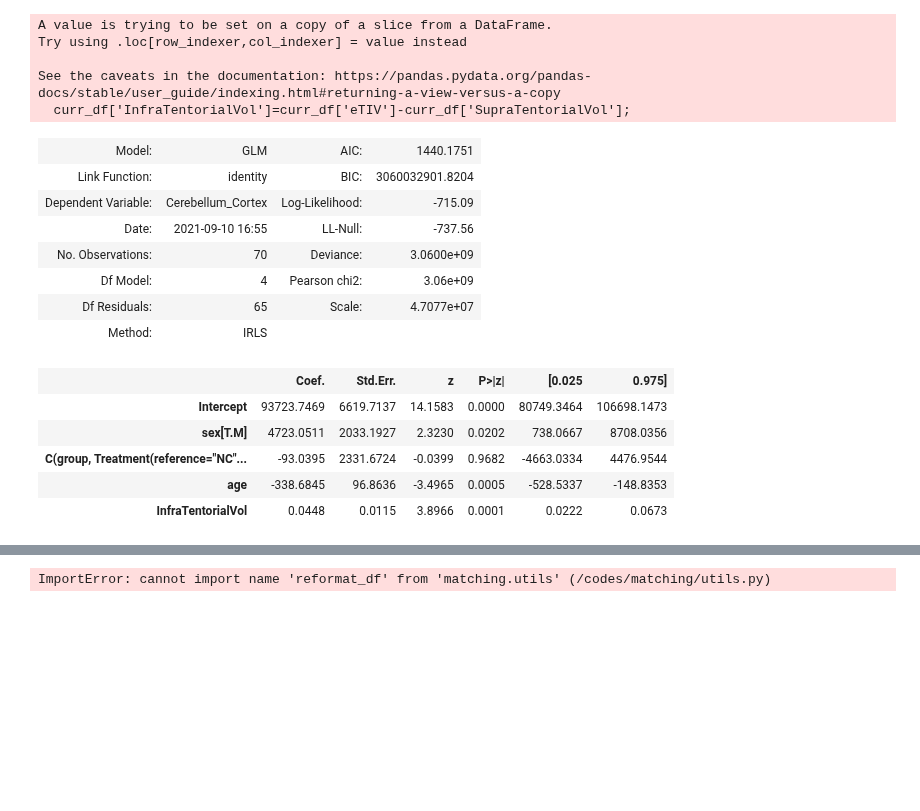
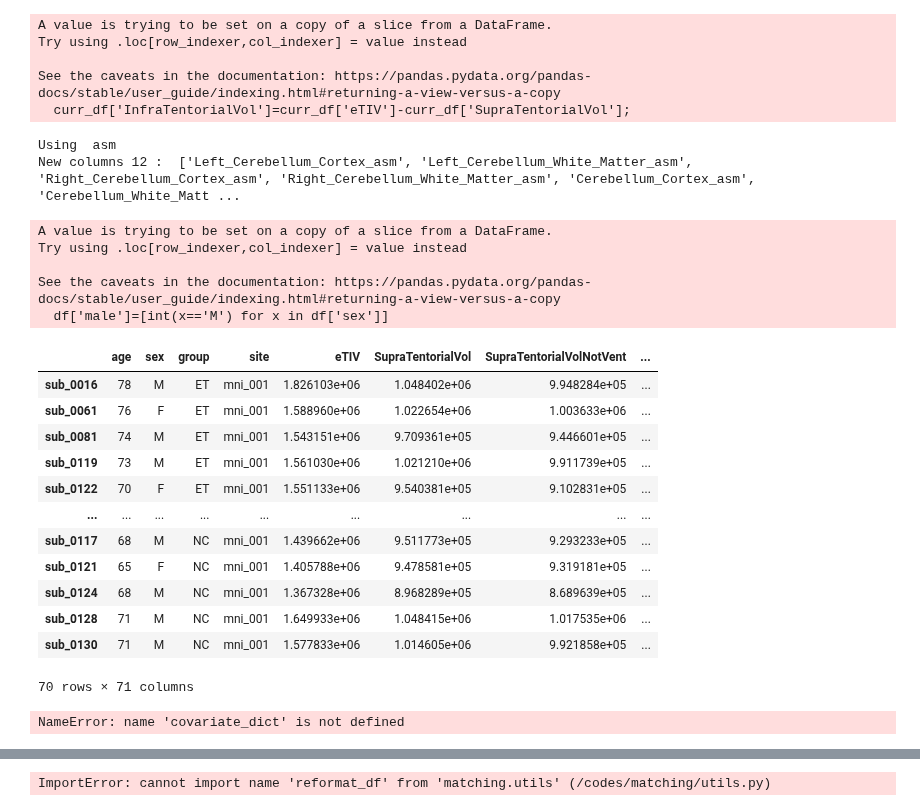
Before and after one commit to neurodatascience/ET_biomarker, a Jupyter notebook: stats/2_analysis_cerebellar_roi.ipynb, the cells around one changed output, grey strips where cells are left out. Cells and saved outputs as stored; diff of their text form; code cells hidden in the pictures; blank space fills up the shorter version.

```diff
--- a/stats/2_analysis_cerebellar_roi.ipynb
+++ b/stats/2_analysis_cerebellar_roi.ipynb
@@ -158,36 +158,51 @@ See the caveats in the documentation: https://pandas.pydata.org/pandas-docs/stab
   curr_df['InfraTentorialVol']=curr_df['eTIV']-curr_df['SupraTentorialVol'];
 # %%
 ## covariate
-from utils_et_biomarker.utils import ctr_conf, glm_test, sts_test, rep_model
+from utils_et_biomarker.utils import ctr_tiv, glm_test, sts_test, rep_model, ctr_by_nc
 info_list=['age','sex','group','site','eTIV','SupraTentorialVol', 'SupraTentorialVolNotVent','InfraTentorialVol']
+
 cerebellum_list = ['Left_Cerebellum_Cortex','Left_Cerebellum_White_Matter',
                    'Right_Cerebellum_Cortex','Right_Cerebellum_White_Matter',
                    'Cerebellum_Cortex','Cerebellum_White_Matter'];
+
 lobular_list = ['Vermis_VI', 'Vermis_CrusI', 'Vermis_CrusII',
                 'Left_CrusI', 'Right_CrusI', 'Left_CrusII', 'Right_CrusII','Left_Dentate', 'Right_Dentate',
                 'MDTB_1', 'MDTB_2', 'MDTB_4', 'MDTB_5'];
+
 sts_df = df[info_list+cerebellum_list+lobular_list];
-
 tar_list = cerebellum_list;
 
 # basic GLM
 covariate_model_str = '~age+sex+InfraTentorialVol+C(group, Treatment(reference="NC"))';
-covariate_dict = glm_test(sts_df, tar_list, covariate_model_str);
-covariate_df   = sts_test(tar_list, sts_df, stats_cols, alpha, n_permu, 'covariate')
+#covariate_dict = glm_test(sts_df, tar_list, covariate_model_str);
+#covariate_df   = sts_test(tar_list, sts_df, stats_cols, alpha, n_permu, 'covariate')
+df = curr_df[(curr_df['group']=='ET')|(curr_df['group']=='NC')]
+df['male']=[int(x=='M') for x in df['sex']]
+dat, new_col = ctr_tiv(df, cerebellum_list, 'eTIV', ['age','male'], 'asm')
+# %% [output]
+Using  asm
+New columns 12 :  ['Left_Cerebellum_Cortex_asm', 'Left_Cerebellum_White_Matter_asm', 'Right_Cerebellum_Cortex_asm', 'Right_Cerebellum_White_Matter_asm', 'Cerebellum_Cortex_asm', 'Cerebellum_White_Matt ...
+A value is trying to be set on a copy of a slice from a DataFrame.
+Try using .loc[row_indexer,col_indexer] = value instead
+
+See the caveats in the documentation: https://pandas.pydata.org/pandas-docs/stable/user_guide/indexing.html#returning-a-view-versus-a-copy
+  df['male']=[int(x=='M') for x in df['sex']]
+|  | age | sex | group | site | eTIV | SupraTentorialVol | SupraTentorialVolNotVent | ... |
+| sub_0016 | 78 | M | ET | mni_001 | 1.826103e+06 | 1.048402e+06 | 9.948284e+05 | ... |
+| sub_0061 | 76 | F | ET | mni_001 | 1.588960e+06 | 1.022654e+06 | 1.003633e+06 | ... |
+| sub_0081 | 74 | M | ET | mni_001 | 1.543151e+06 | 9.709361e+05 | 9.446601e+05 | ... |
+| sub_0119 | 73 | M | ET | mni_001 | 1.561030e+06 | 1.021210e+06 | 9.911739e+05 | ... |
+| sub_0122 | 70 | F | ET | mni_001 | 1.551133e+06 | 9.540381e+05 | 9.102831e+05 | ... |
+| ... | ... | ... | ... | ... | ... | ... | ... | ... |
+| sub_0117 | 68 | M | NC | mni_001 | 1.439662e+06 | 9.511773e+05 | 9.293233e+05 | ... |
+| sub_0121 | 65 | F | NC | mni_001 | 1.405788e+06 | 9.478581e+05 | 9.319181e+05 | ... |
+| sub_0124 | 68 | M | NC | mni_001 | 1.367328e+06 | 8.968289e+05 | 8.689639e+05 | ... |
+| sub_0128 | 71 | M | NC | mni_001 | 1.649933e+06 | 1.048415e+06 | 1.017535e+06 | ... |
+| sub_0130 | 71 | M | NC | mni_001 | 1.577833e+06 | 1.014605e+06 | 9.921858e+05 | ... |
+70 rows × 71 columns
-# %%
-covariate_dict['Cerebellum_Cortex']['res'].summary2()
-# %% [output]
-| Model: | GLM | AIC: | 1440.1751 |
-| Link Function: | identity | BIC: | 3060032901.8204 |
-| Dependent Variable: | Cerebellum_Cortex | Log-Likelihood: | -715.09 |
-| Date: | 2021-09-10 16:55 | LL-Null: | -737.56 |
-| No. Observations: | 70 | Deviance: | 3.0600e+09 |
-| Df Model: | 4 | Pearson chi2: | 3.06e+09 |
-| Df Residuals: | 65 | Scale: | 4.7077e+07 |
-| Method: | IRLS |  |  |
-|  | Coef. | Std.Err. | z | P>|z| | [0.025 | 0.975] |
-| Intercept | 93723.7469 | 6619.7137 | 14.1583 | 0.0000 | 80749.3464 | 106698.1473 |
-| sex[T.M] | 4723.0511 | 2033.1927 | 2.3230 | 0.0202 | 738.0667 | 8708.0356 |
-| C(group, Treatment(reference="NC"... | -93.0395 | 2331.6724 | -0.0399 | 0.9682 | -4663.0334 | 4476.9544 |
-| age | -338.6845 | 96.8636 | -3.4965 | 0.0005 | -528.5337 | -148.8353 |
-| InfraTentorialVol | 0.0448 | 0.0115 | 3.8966 | 0.0001 | 0.0222 | 0.0673 |
+# %%
+# statistical tests and effect sizes:
+
+covariate_dict['Cerebellum_Cortex']['res'].summary2()
+# %% [output]
+NameError: name 'covariate_dict' is not defined
```
Also changed, not shown: parts of 5 cells of this notebook, 1 other file.
